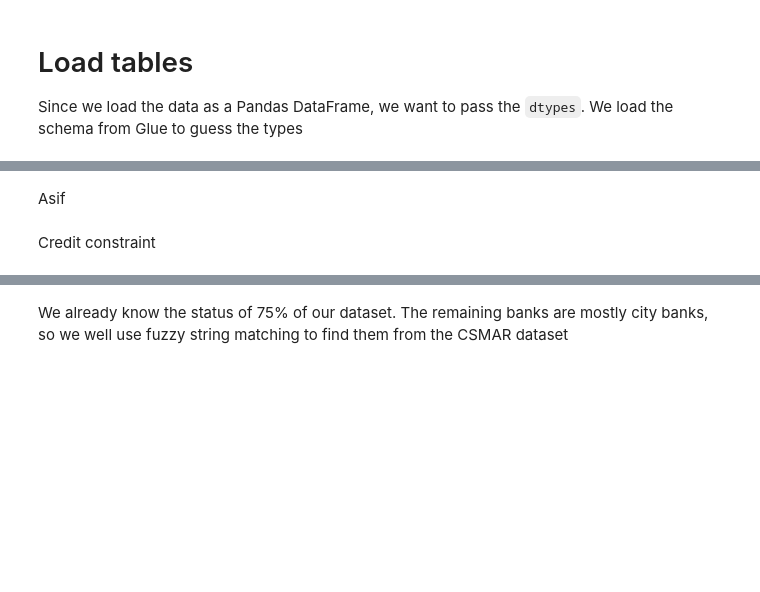
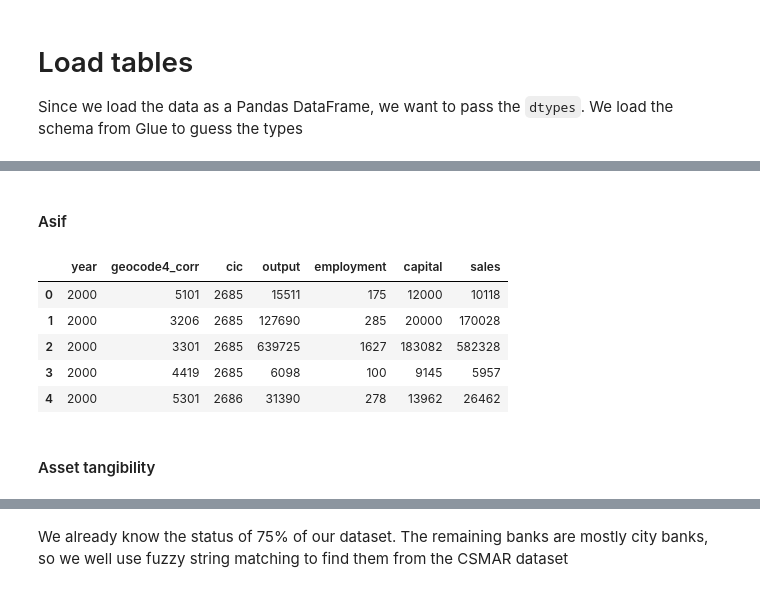
Before and after one commit to thomaspernet/pollution_credit_constraint, a Jupyter notebook: 02_data_analysis/01_model_train_evaluate/01_credit_supply/00_credit_supply.ipynb, the cells around one changed output, grey strips where cells are left out. Saved outputs shown, nothing was run; the diff lists cells and outputs as text; code cells hidden in the pictures; blank space fills up the shorter version.

```diff
--- a/02_data_analysis/01_model_train_evaluate/01_credit_supply/00_credit_supply.ipynb
+++ b/02_data_analysis/01_model_train_evaluate/01_credit_supply/00_credit_supply.ipynb
@@ -321,11 +304,12 @@ df_credit_supply.head()
-# %% [markdown]
-Asif
+# %% [markdown]
+#### Asif
 # %%
 query = """
 SELECT
       year,
       geocode4_corr,
-      indu_2,
+      cic,
+      --indu_2,
       SUM(output) AS output,
       SUM(employ) AS employment,
       SUM(captal) AS capital,
@@ -335,10 +319,11 @@ SELECT
   firm,
   year,
   geocode4_corr,
-  CASE WHEN LENGTH(cic) = 4 THEN substr(cic, 1, 2) ELSE concat(
-    '0',
-    substr(cic, 1, 1)
-  ) END AS indu_2,
+  cic,
+ -- CASE WHEN LENGTH(cic) = 4 THEN substr(cic, 1, 2) ELSE concat(
+ --   '0',
+ --   substr(cic, 1, 1)
+ -- ) END AS indu_2,
   output,
   employ,
   captal,
@@ -350,33 +335,41 @@ FROM
     SELECT
       extra_code,
       geocode4_corr
     FROM
       chinese_lookup.china_city_code_normalised
     GROUP BY
       extra_code,
       geocode4_corr
   ) as no_dup_citycode ON asif_firms_prepared.citycode = no_dup_citycode.extra_code
   )
   WHERE
       year in (
       '1998', '1999', '2000',
         '2001', '2002', '2003', '2004', '2005',
         '2006', '2007'
       )
     GROUP BY
     year,
       geocode4_corr,
-      indu_2
+      cic
+      --indu_2
 """
 df_asif = (s3.run_query(
             query=query,
             database=db,
             s3_output='SQL_OUTPUT_ATHENA',
             filename=filename,  # Add filename to print dataframe
             destination_key='SQL_OUTPUT_ATHENA/CSV',  #Use it temporarily
             dtype = dtypes
         )
                 )
 df_asif.head()
+# %% [output]
+|  | year | geocode4_corr | cic | output | employment | capital | sales |
+| 0 | 2000 | 5101 | 2685 | 15511 | 175 | 12000 | 10118 |
+| 1 | 2000 | 3206 | 2685 | 127690 | 285 | 20000 | 170028 |
+| 2 | 2000 | 3301 | 2685 | 639725 | 1627 | 183082 | 582328 |
+| 3 | 2000 | 4419 | 2685 | 6098 | 100 | 9145 | 5957 |
+| 4 | 2000 | 5301 | 2686 | 31390 | 278 | 13962 | 26462 |
-# %% [markdown]
-Credit constraint
+# %% [markdown]
+#### Asset tangibility
```
Also changed, not shown: parts of 112 cells of this notebook, 1 other file.
